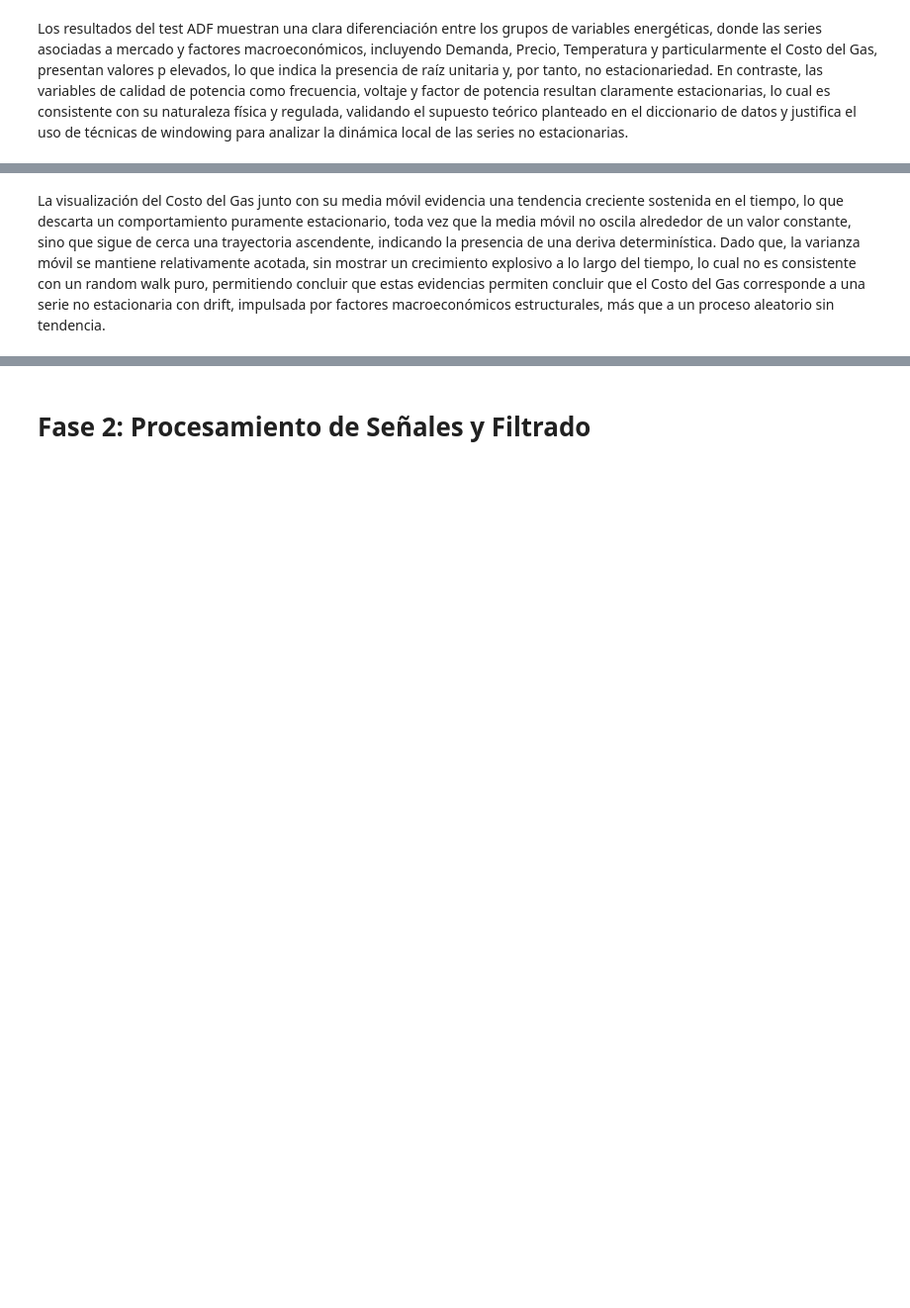
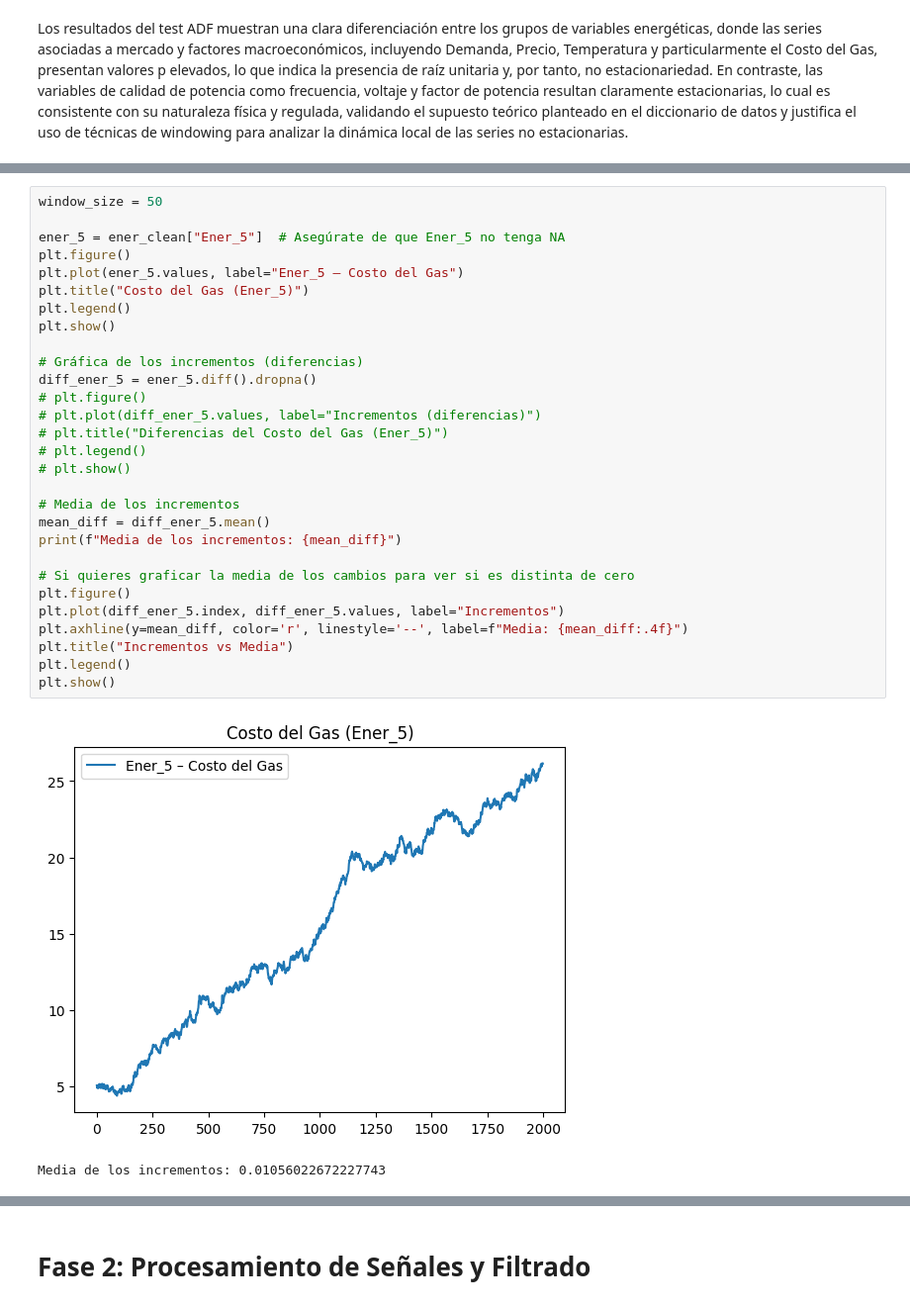
Before and after one commit to Momos20/briefing-consultoria-senior, a Jupyter notebook: notebook/Briefing_Consultoría_Senior.ipynb, the cells around one changed output, grey strips where cells are left out. Shown at 99% size. Drawn from its saved outputs; the diff is of its cells as text; blank space fills up the shorter version.

```diff
--- a/notebook/Briefing_Consultoría_Senior.ipynb
+++ b/notebook/Briefing_Consultoría_Senior.ipynb
@@ -123,2 +101,32 @@ plt.show()
-# %% [markdown]
-La visualización del Costo del Gas junto con su media móvil evidencia una tendencia creciente sostenida en el tiempo, lo que descarta un comportamiento puramente estacionario, toda vez que la media móvil no oscila alrededor de un valor constante, sino que sigue de cerca una trayectoria ascendente, indicando la presencia de una deriva determinística. Dado que, la varianza móvil se mantiene relativamente acotada, sin mostrar un crecimiento explosivo a lo largo del tiempo, lo cual no es consistente con un random walk puro, permitiendo concluir que estas evidencias permiten concluir que el Costo del Gas corresponde a una serie no estacionaria con drift, impulsada por factores macroeconómicos estructurales, más que a un proceso aleatorio sin tendencia.
+# %%
+window_size = 50
+
+ener_5 = ener_clean["Ener_5"]  # Asegúrate de que Ener_5 no tenga NA
+plt.figure()
+plt.plot(ener_5.values, label="Ener_5 – Costo del Gas")
+plt.title("Costo del Gas (Ener_5)")
+plt.legend()
+plt.show()
+
+# Gráfica de los incrementos (diferencias)
+diff_ener_5 = ener_5.diff().dropna()
+# plt.figure()
+# plt.plot(diff_ener_5.values, label="Incrementos (diferencias)")
+# plt.title("Diferencias del Costo del Gas (Ener_5)")
+# plt.legend()
+# plt.show()
+
+# Media de los incrementos
+mean_diff = diff_ener_5.mean()
+print(f"Media de los incrementos: {mean_diff}")
+
+# Si quieres graficar la media de los cambios para ver si es distinta de cero
+plt.figure()
+plt.plot(diff_ener_5.index, diff_ener_5.values, label="Incrementos")
+plt.axhline(y=mean_diff, color='r', linestyle='--', label=f"Media: {mean_diff:.4f}")
+plt.title("Incrementos vs Media")
+plt.legend()
+plt.show()
+# %% [output]
+[figure, added]
+Media de los incrementos: 0.01056022672227743
```
Also changed, not shown: parts of 7 cells of this notebook.
